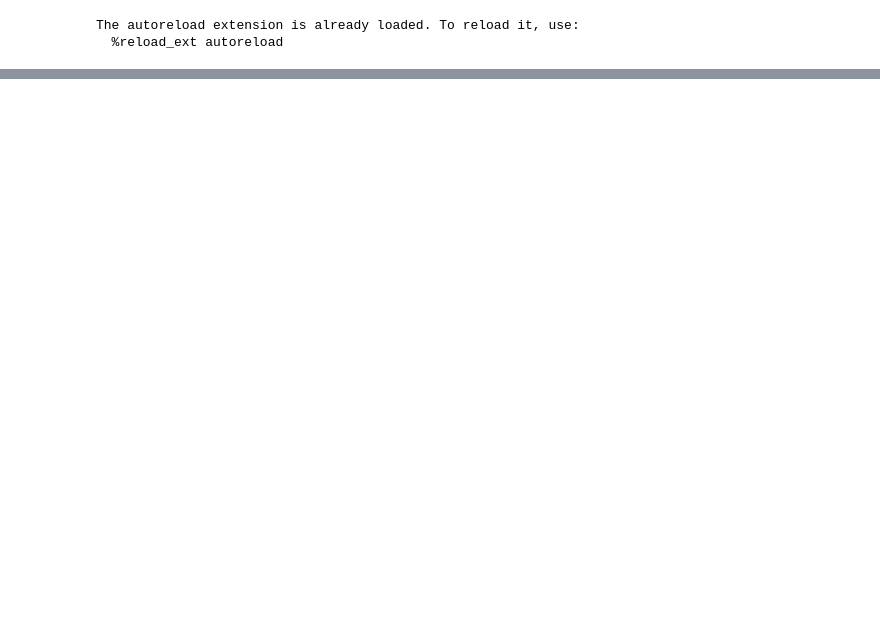
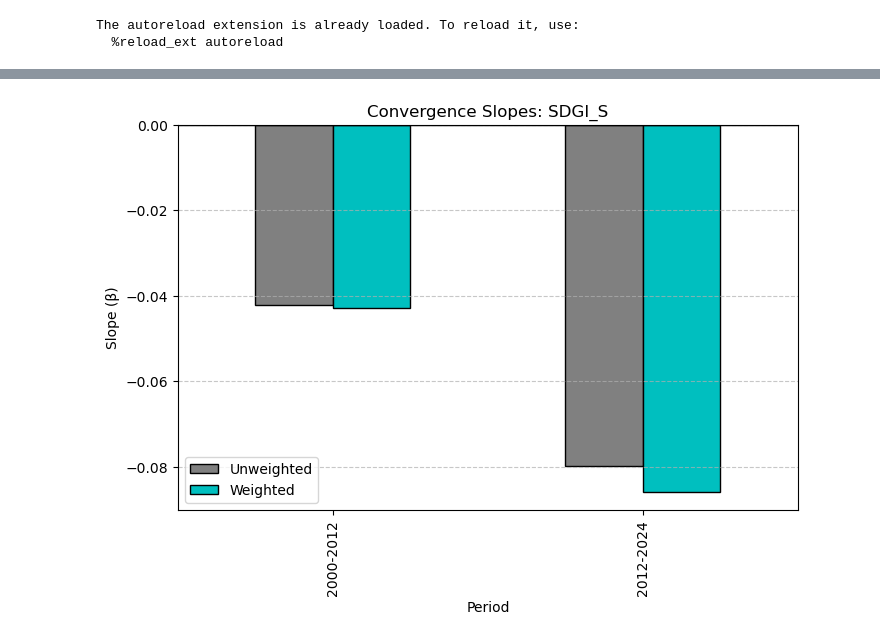
Before and after one commit to gqh814/FN, a Jupyter notebook: code/kode.ipynb, the cells around one changed output, grey strips where cells are left out. Cells and saved outputs as stored; diff of their text form; code cells hidden in the pictures; blank space fills up the shorter version.

```diff
--- a/code/kode.ipynb
+++ b/code/kode.ipynb
@@ -117,0 +132,8 @@ for g in goals:
+# %%
+periods = [(2000,2012),(2012,2024)]
+
+summaries = build_summaries(df, df_pop, periods)
+results = compare_periods(summaries, goal="sdgi_s")
+plot_beta_comparison(results, goal="sdgi_s")
+# %% [output]
+[figure, added]
```
Also changed, not shown: parts of 14 cells of this notebook, 1 other file.
